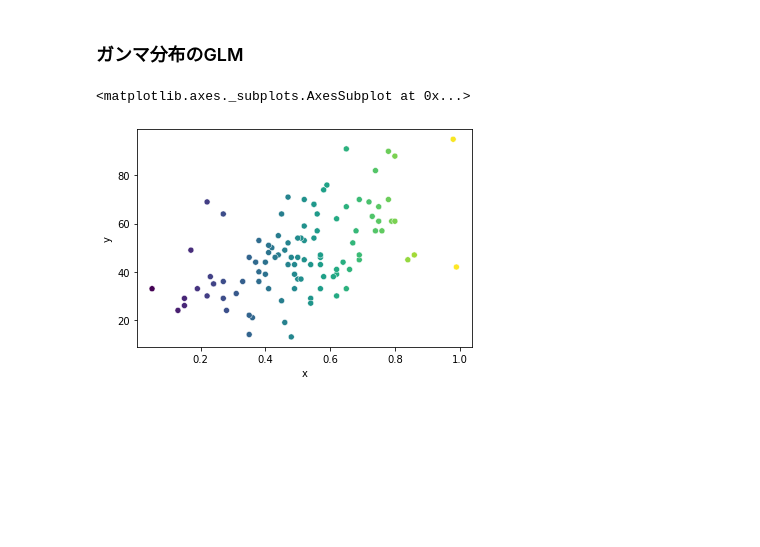
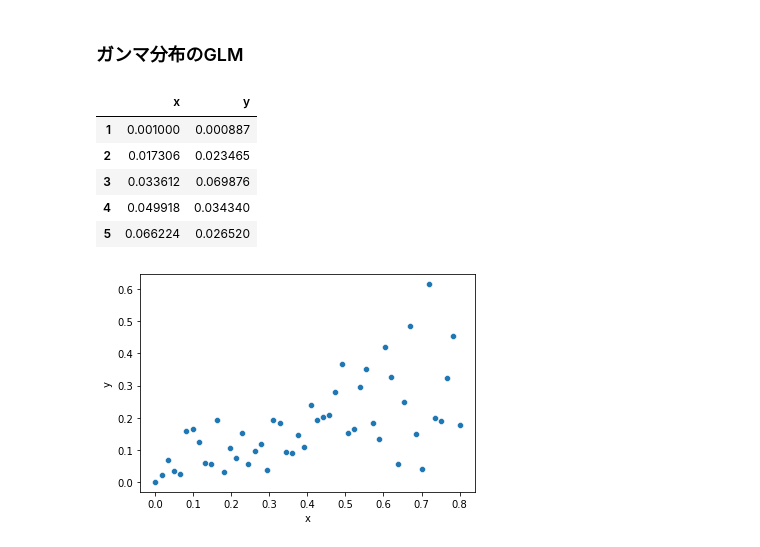
Before and after one commit to KFurudate/Midoribon, a Jupyter notebook: chap6.ipynb, the cells around one changed output. Cells and saved outputs as stored; diff of their text form; code cells hidden in the pictures; blank space fills up the shorter version.

```diff
--- a/chap6.ipynb
+++ b/chap6.ipynb
@@ -328,8 +328,19 @@ plt.show()
 [figure]
 # %% [markdown]
 ### ガンマ分布のGLM
+# %%
+data3 =  pd.read_csv(os.path.join(data_dir, 'chap6c_data.csv'), index_col=0)
+# %%
+data3.head()
+# %% [output]
+|  | x | y |
+| 1 | 0.001000 | 0.000887 |
+| 2 | 0.017306 | 0.023465 |
+| 3 | 0.033612 | 0.069876 |
+| 4 | 0.049918 | 0.034340 |
+| 5 | 0.066224 | 0.026520 |
 # %%
-sns.scatterplot(x='x', y='y', c=data2.x, data=data2)
+sns.scatterplot(x='x', y='y', data=data3)
+plt.show()
 # %% [output]
-<matplotlib.axes._subplots.AxesSubplot at 0x...>
-[figure, old version]
+[figure, new version]
```
Also changed, not shown: parts of 2 cells of this notebook.
